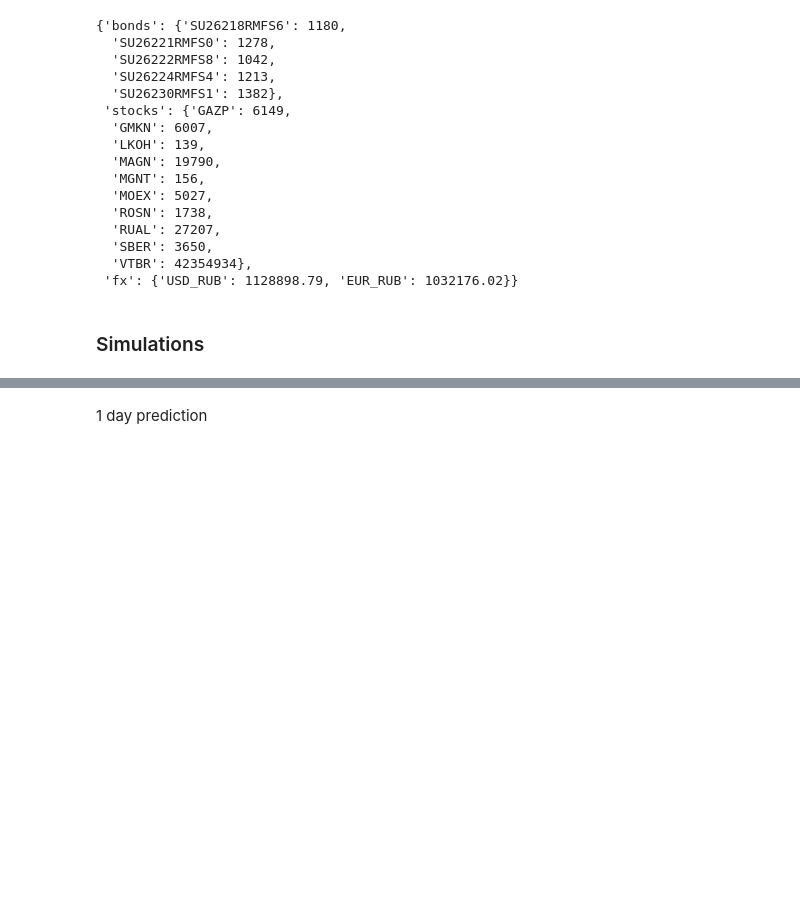
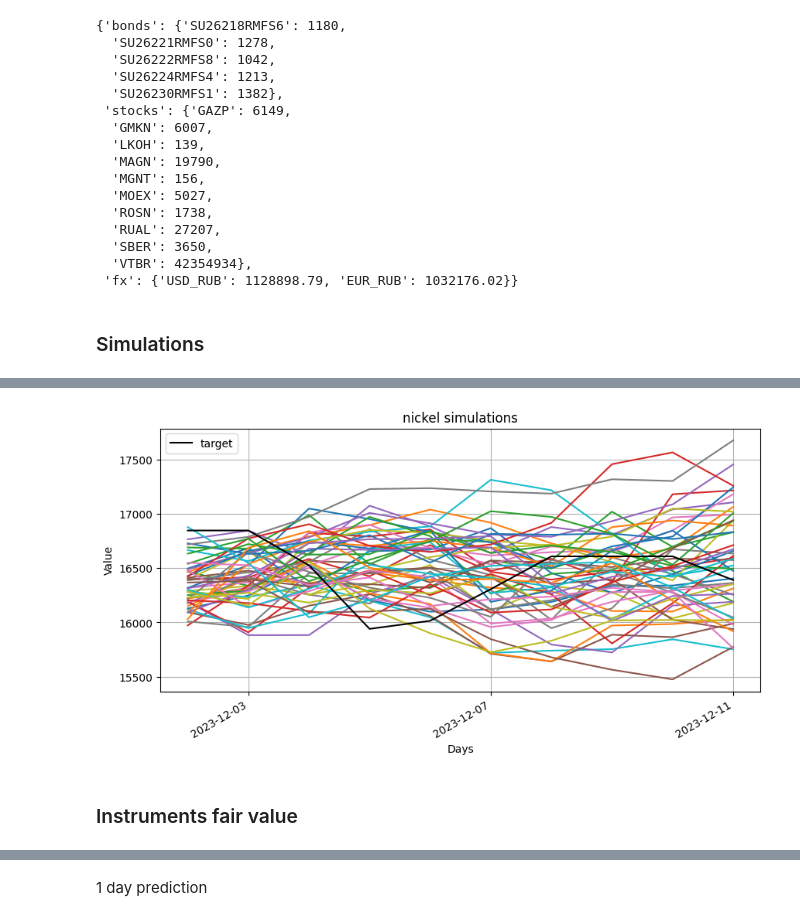
Before and after one commit to vladimirKarlov01/portfolio-risk, a Jupyter notebook: demo.ipynb, the cells around one changed output, grey strips where cells are left out. Drawn from its saved outputs; the diff is of its cells as text; code cells hidden in the pictures; blank space fills up the shorter version.

```diff
--- a/demo.ipynb
+++ b/demo.ipynb
@@ -171,0 +126,9 @@ Name: eur_rub, dtype: float64
+# %%
+portfolio.risk_factors.plot_simulations(
+    simulations=simulations['nickel'],
+    risk_factor='nickel',
+)
+# %% [output]
+[figure, added]
+# %% [markdown]
+### Instruments fair value
```
Also changed, not shown: parts of 17 cells of this notebook, 3 other files.
